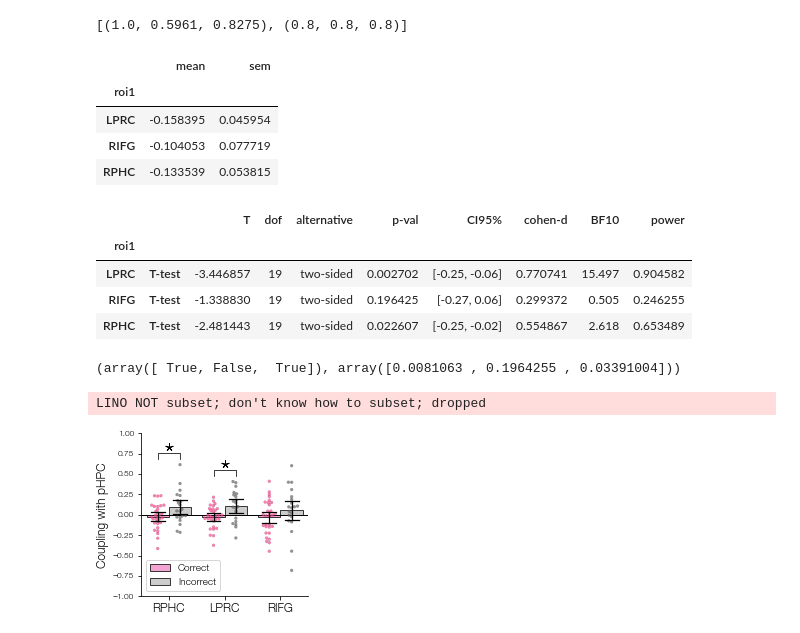
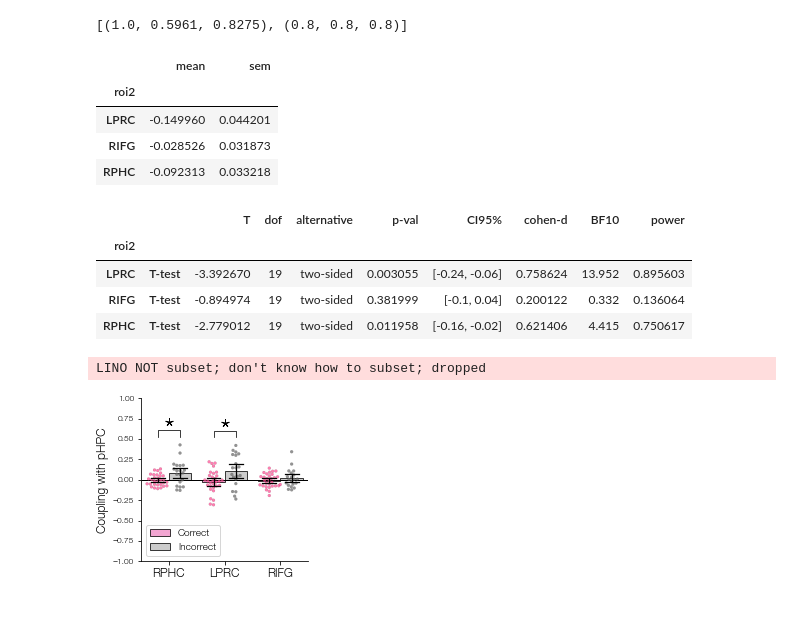
Before and after one commit to prestonlab/bender_study, a Jupyter notebook: jupyter/plot_react_stats.ipynb, the cells around one changed output. Drawn from its saved outputs; the diff is of its cells as text; code cells hidden in the pictures.

Commit message:
feat: more reactivation correlation stats

```diff
--- a/jupyter/plot_react_stats.ipynb
+++ b/jupyter/plot_react_stats.ipynb
@@ -168,7 +206,13 @@ anchor_roi = 'pHPC'
 comparison_rois = ['RPHC', 'LPRC', 'RIFG']
 corr = pd.concat(
     [
-        rsa.item_roi_correlation(subjects, comparison_roi, anchor_roi, roi_rdms, dfs)
+        rsa.item_roi_correlation(
+            subjects, anchor_roi, comparison_roi, roi_rdms, dfs, split_accuracy=True
+        )
         for comparison_roi in comparison_rois
     ], ignore_index=True
 )
+
+corr_mean = corr.groupby(['correct', 'roi1', 'roi2', 'subject'])['slope'].apply(
+    lambda x: x.mean() if x.notna().all() else np.nan
+)
@@ -180,53 +219,49 @@ corr_mean = corr.groupby(['correct', 'roi1', 'roi2', 'subject'])['slope'].apply(
 # %%
 sme = corr_mean.loc[1] - corr_mean.loc[0]
-sme.groupby('roi1').agg(['mean', 'sem'])
+sme.groupby('roi2').agg(['mean', 'sem'])
 # %% [output]
 |  | mean | sem |
-| roi1 |  |  |
-| LPRC | -0.158395 | 0.045954 |
-| RIFG | -0.104053 | 0.077719 |
-| RPHC | -0.133539 | 0.053815 |
+| roi2 |  |  |
+| LPRC | -0.149960 | 0.044201 |
+| RIFG | -0.028526 | 0.031873 |
+| RPHC | -0.092313 | 0.033218 |
 # %%
-ttest = sme.groupby('roi1').apply(pg.ttest, 0)
-ttest
+sme.groupby('roi2').apply(pg.ttest, 0)
 # %% [output]
 |  |  | T | dof | alternative | p-val | CI95% | cohen-d | BF10 | power |
-| roi1 |  |  |  |  |  |  |  |  |  |
-| LPRC | T-test | -3.446857 | 19 | two-sided | 0.002702 | [-0.25, -0.06] | 0.770741 | 15.497 | 0.904582 |
-| RIFG | T-test | -1.338830 | 19 | two-sided | 0.196425 | [-0.27, 0.06] | 0.299372 | 0.505 | 0.246255 |
-| RPHC | T-test | -2.481443 | 19 | two-sided | 0.022607 | [-0.25, -0.02] | 0.554867 | 2.618 | 0.653489 |
+| roi2 |  |  |  |  |  |  |  |  |  |
+| LPRC | T-test | -3.392670 | 19 | two-sided | 0.003055 | [-0.24, -0.06] | 0.758624 | 13.952 | 0.895603 |
+| RIFG | T-test | -0.894974 | 19 | two-sided | 0.381999 | [-0.1, 0.04] | 0.200122 | 0.332 | 0.136064 |
+| RPHC | T-test | -2.779012 | 19 | two-sided | 0.011958 | [-0.16, -0.02] | 0.621406 | 4.415 | 0.750617 |
-# %%
-pg.multicomp(ttest['p-val'].to_numpy(), method='fdr_bh')
-# %% [output]
-(array([ True, False,  True]), array([0.0081063 , 0.1964255 , 0.03391004]))
 # %%
 m = corr_mean.reset_index()
 m['Inference'] = m['correct'].map({0: 'Incorrect', 1: 'Correct'})
 
 fig, ax = plt.subplots(figsize=(3, 3))
+ax.set_ylim(-1, 1)
 ax = statplot.plot_swarm_bar(
     data=m,
-    x='roi1',
+    x='roi2',
     y='slope',
     hue='Inference',
     order=['RPHC', 'LPRC', 'RIFG'],
     hue_order=['Correct', 'Incorrect'],
     dodge=True,
     sig_diff_ind=[[0, 1], [2, 3]],
     bar_kws=dict(capsize=.25),
     light=light,
     dark=dark,
     ax=ax,
 )
 
 # plot line at zero
 xlim = ax.get_xlim()
 ax.hlines(0, *xlim, colors=['k']);
-ax.set(xlim=xlim, ylim=(-1, 1), ylabel='Coupling with pHPC');
+ax.set(xlim=xlim, ylabel='Coupling with pHPC');
 fig.savefig(fig_dir / 'cluster_react_coupling.pdf')
 # %% [output]
 LINO NOT subset; don't know how to subset; dropped
-[figure, old version]
+[figure, new version]
 # %%
 %load_ext watermark
 %watermark -v -iv
```
Also changed, not shown: parts of 12 cells of this notebook.
